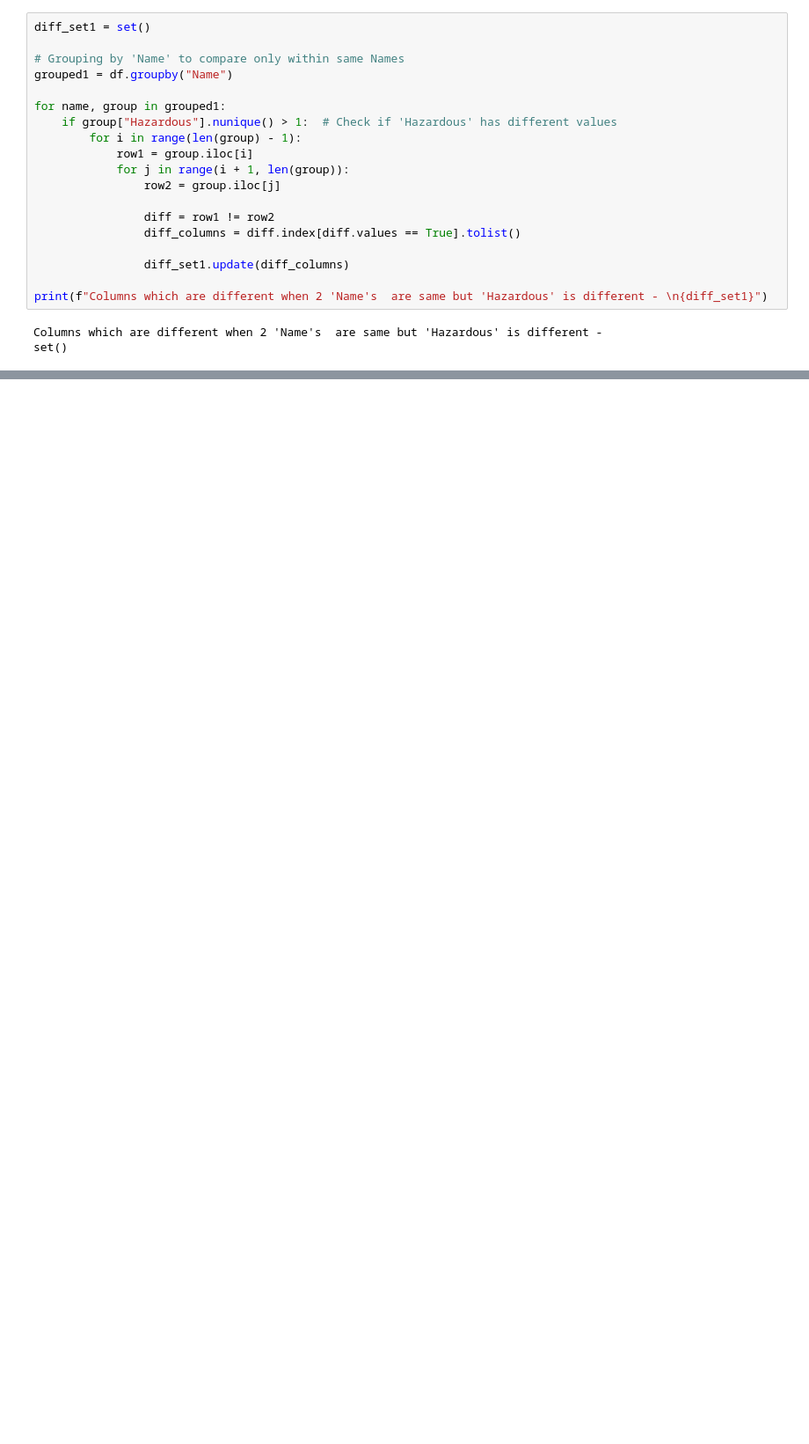
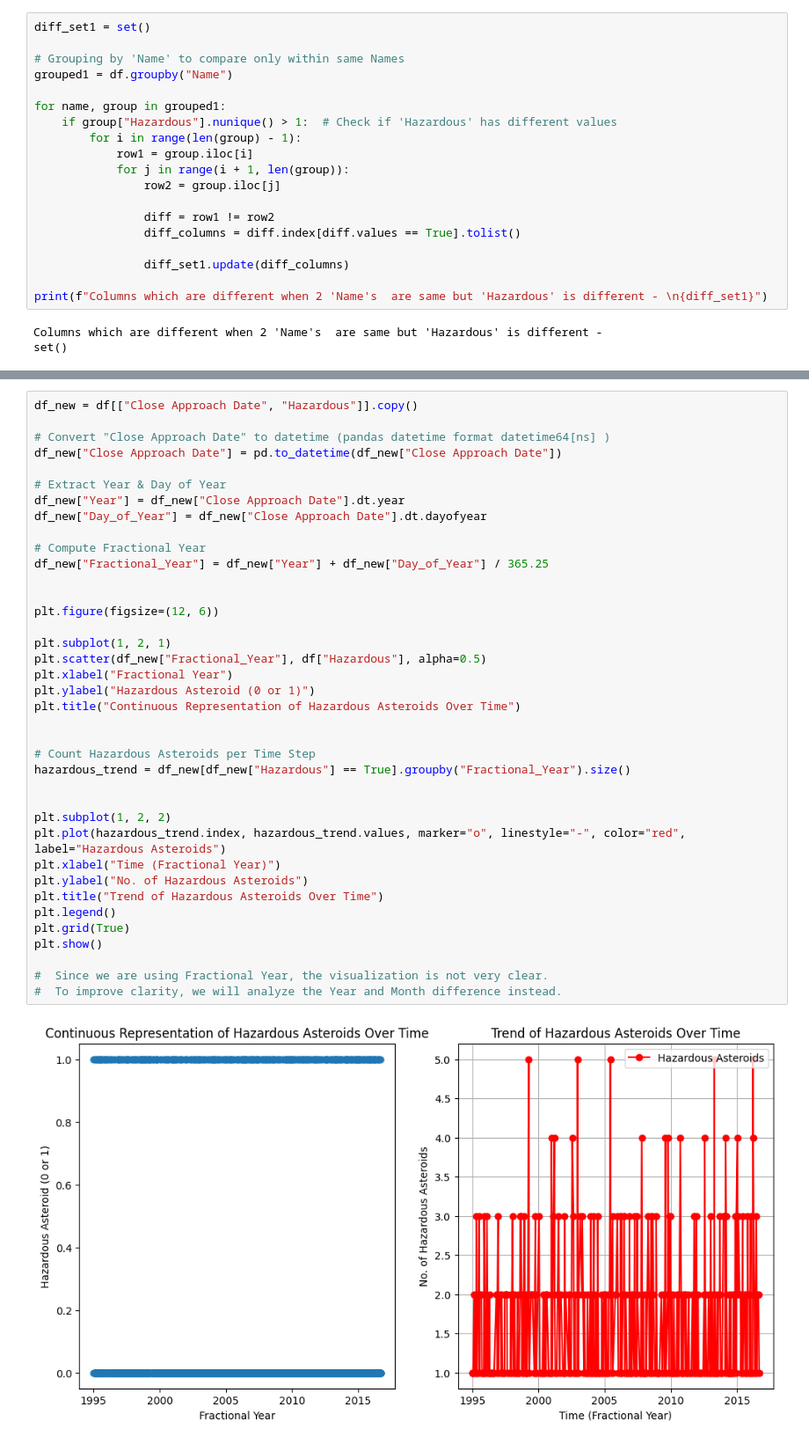
Before and after one commit to PriyanshuRao-code/AI-Lab-Project, a Jupyter notebook: team_24_data_preprocessing.ipynb, the cells around one changed output, grey strips where cells are left out. Shown at 88% size. Cells and saved outputs as stored; diff of their text form; blank space fills up the shorter version.

```diff
--- a/team_24_data_preprocessing.ipynb
+++ b/team_24_data_preprocessing.ipynb
@@ -305,0 +353,40 @@ plt.show()
+# %%
+df_new = df[["Close Approach Date", "Hazardous"]].copy()
+
+# Convert "Close Approach Date" to datetime (pandas datetime format datetime64[ns] )
+df_new["Close Approach Date"] = pd.to_datetime(df_new["Close Approach Date"])
+
+# Extract Year & Day of Year
+df_new["Year"] = df_new["Close Approach Date"].dt.year
+df_new["Day_of_Year"] = df_new["Close Approach Date"].dt.dayofyear
+
+# Compute Fractional Year
+df_new["Fractional_Year"] = df_new["Year"] + df_new["Day_of_Year"] / 365.25
+
+
+plt.figure(figsize=(12, 6))
+
+plt.subplot(1, 2, 1)
+plt.scatter(df_new["Fractional_Year"], df["Hazardous"], alpha=0.5)
+plt.xlabel("Fractional Year")
+plt.ylabel("Hazardous Asteroid (0 or 1)")
+plt.title("Continuous Representation of Hazardous Asteroids Over Time")
+
+
+# Count Hazardous Asteroids per Time Step
+hazardous_trend = df_new[df_new["Hazardous"] == True].groupby("Fractional_Year").size()
+
+
+plt.subplot(1, 2, 2)
+plt.plot(hazardous_trend.index, hazardous_trend.values, marker="o", linestyle="-", color="red", label="Hazardous Asteroids")
+plt.xlabel("Time (Fractional Year)")
+plt.ylabel("No. of Hazardous Asteroids")
+plt.title("Trend of Hazardous Asteroids Over Time")
+plt.legend()
+plt.grid(True)
+plt.show()
+
+#  Since we are using Fractional Year, the visualization is not very clear.
+#  To improve clarity, we will analyze the Year and Month difference instead.
+# %% [output]
+[figure, added]
```
Also changed, not shown: parts of 36 cells of this notebook.
